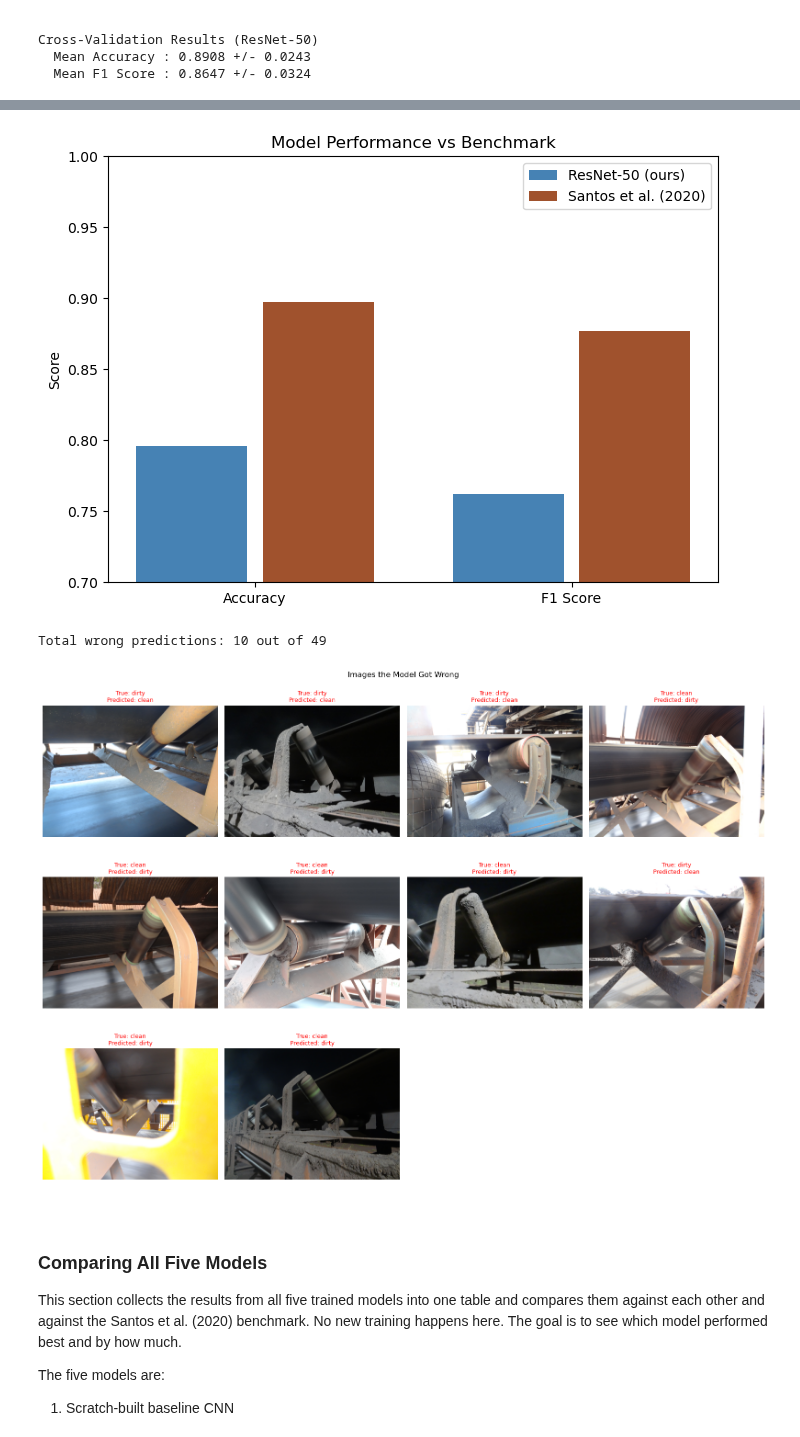
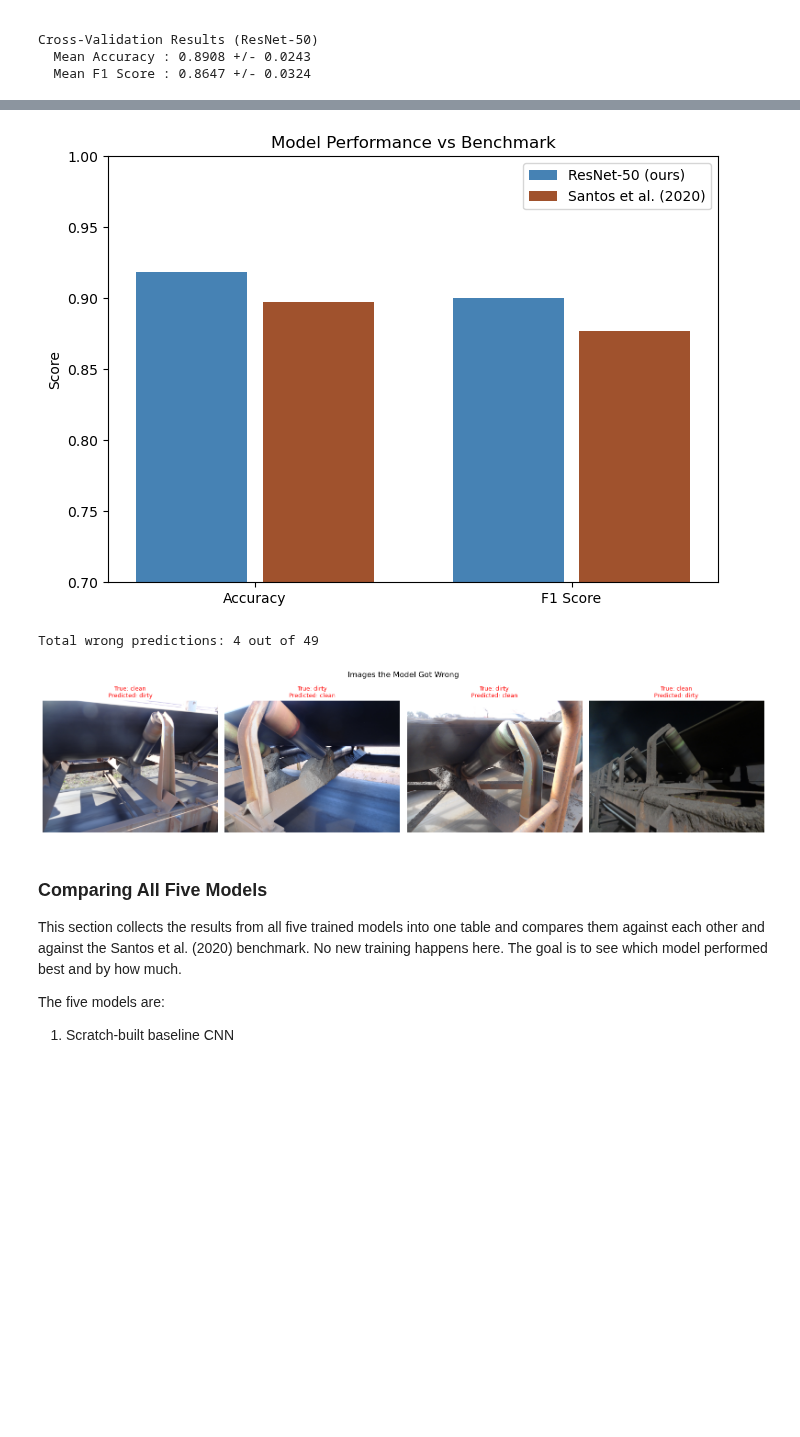
Before and after one commit to ErickChauke/conveyor-dirt-detection, a Jupyter notebook: notebook.ipynb, the cells around one changed output, grey strips where cells are left out. Cells and saved outputs as stored; diff of their text form; code cells hidden in the pictures; blank space fills up the shorter version.

```diff
--- a/notebook.ipynb
+++ b/notebook.ipynb
@@ -60,6 +61,20 @@ device = torch.device("cuda" if torch.cuda.is_available() else "cpu")
 print(f"Using device: {device}")
 # %% [output]
 Using device: cpu
+# %%
+import os
+from pathlib import Path
+
+# Detect the platform and set the data directory accordingly
+if 'KAGGLE_DATA_PROXY_URL' in os.environ:
+    DATA_DIR = Path("/kaggle/input/dirt-buildup-belt-conveyor-structures")
+elif 'COLAB_RELEASE_TAG' in os.environ:
+    DATA_DIR = Path("/content/data")
+else:
+    # Running locally (Anaconda, VS Code, JupyterLab)
+    DATA_DIR = Path("data")
+
+print(f"Platform detected - data directory set to: {DATA_DIR}")
 # %% [markdown]
 ### Dataset Inspection
 
@@ -780,9 +795,9 @@ compared against the Santos et al. (2020) benchmark of 89.75% accuracy and 0.877
 from sklearn.metrics import (accuracy_score, precision_score,
                              recall_score, f1_score, roc_auc_score)
 
-# Load the best ResNet-50 checkpoint saved during head-only training
-best_model = build_pretrained_model("resnet50")
-best_model.load_state_dict(torch.load("outputs/resnet50_head.pth", map_location=device))
+# Load the best performing model - EfficientNet-B0 fully fine-tuned
+best_model = build_pretrained_model("efficientnet_b0")
+best_model.load_state_dict(torch.load("outputs/efficientnet_b0_finetuned.pth", map_location=device))
 best_model.eval()
 
 all_preds = []
@@ -810,7 +825,7 @@ auc_roc   = roc_auc_score(all_true, all_probs)
 
 # --- Clean results table ---
 print("=" * 45)
-print(f"  Final Test Set Results - ResNet-50")
+print("Final Test Set Results - EfficientNet-B0 (fine-tuned)")
 print("=" * 45)
 print(f"  {'Metric':<12} {'Ours':>8} {'Benchmark':>12}")
 print("-" * 45)
@@ -829,7 +844,7 @@ benchmark  = [0.8975, 0.8773]
 
 x = range(len(metrics))
 fig, ax = plt.subplots(figsize=(7, 5))
-ax.bar([i - 0.2 for i in x], our_scores, width=0.35, label="ResNet-50 (ours)", color="steelblue")
+ax.bar([i - 0.2 for i in x], our_scores, width=0.35, label="EfficientNet-B0 (ours)", color="steelblue")
 ax.bar([i + 0.2 for i in x], benchmark,  width=0.35, label="Santos et al. (2020)", color="sienna")
 ax.set_xticks(list(x))
 ax.set_xticklabels(metrics)
@@ -888,7 +903,7 @@ if wrong_images:
 =============================================
-[figure, old version]
+[figure, new version]
-Total wrong predictions: 10 out of 49
+Total wrong predictions: 4 out of 49
-[figure, old version]
+[figure, new version]
 # %% [markdown]
 ### Comparing All Five Models
 
```
Also changed, not shown: parts of 7 cells of this notebook.
